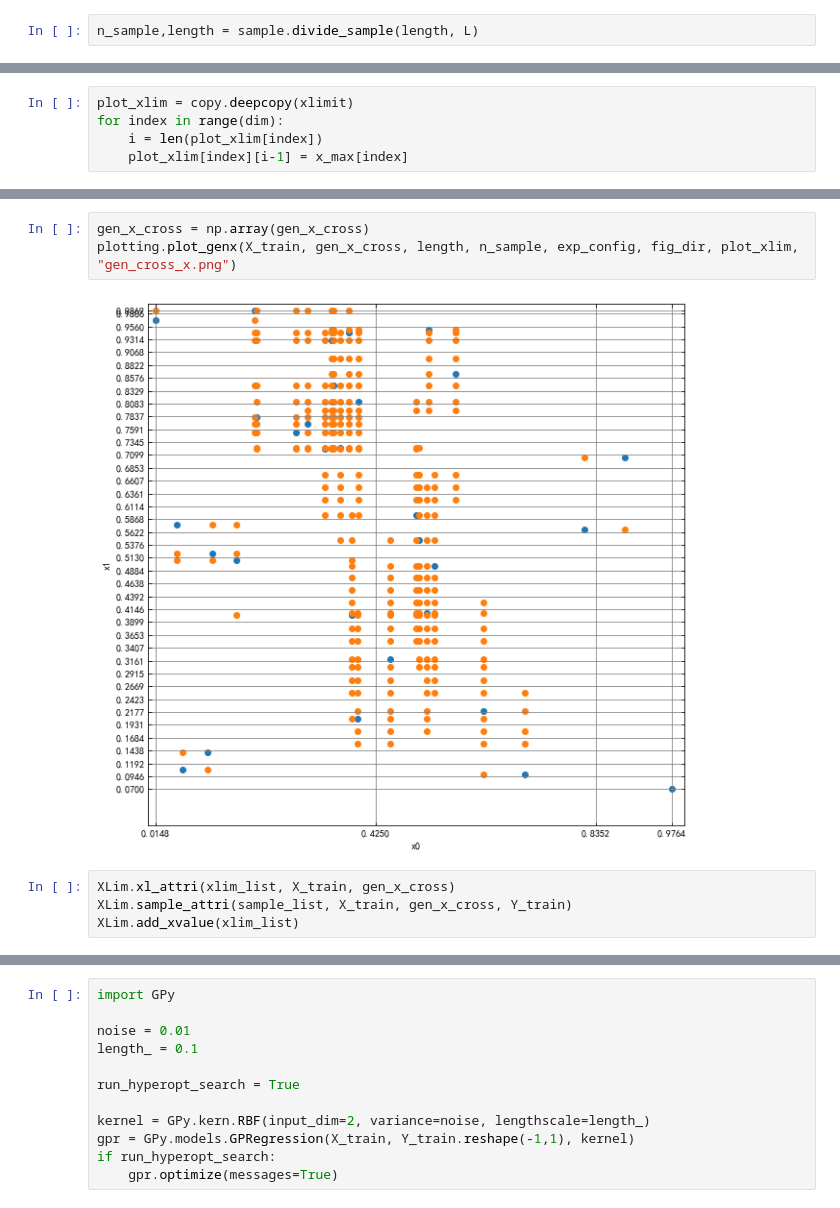
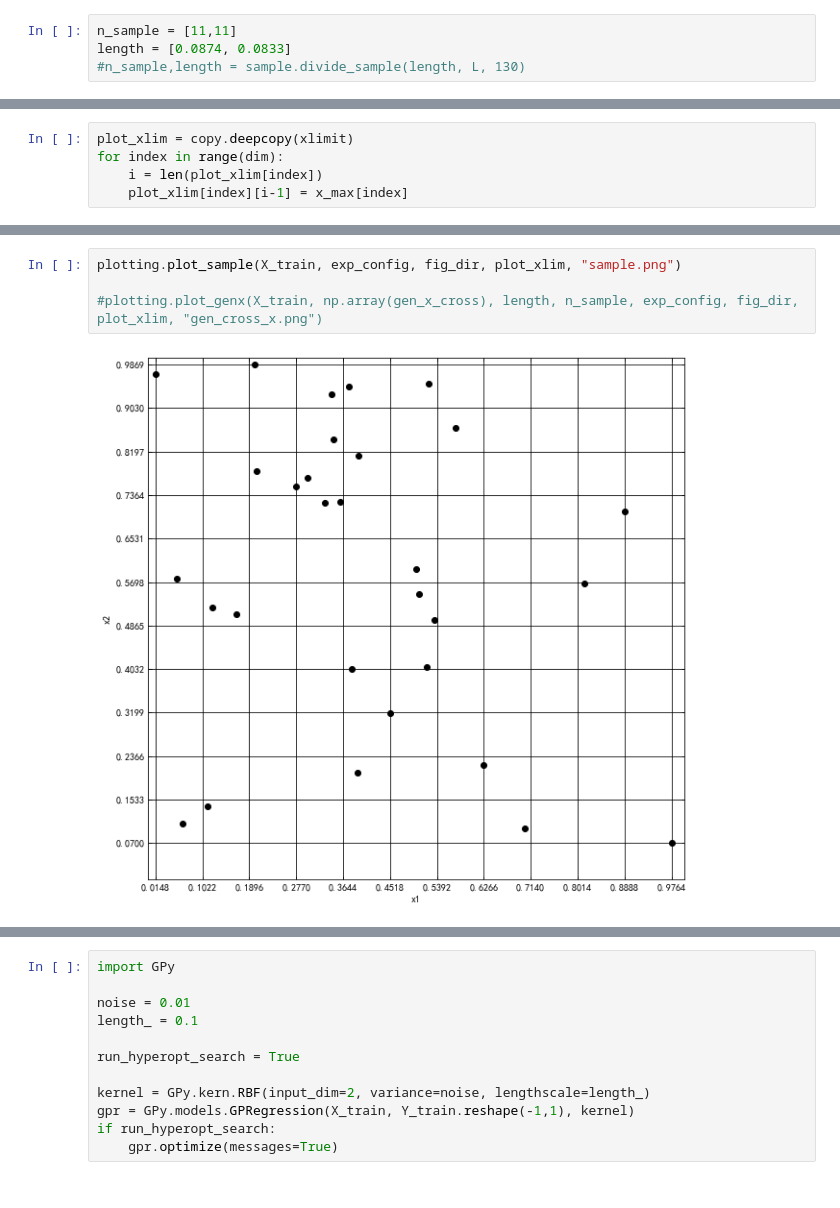
Before and after one commit to Aries-my/VSG, a Jupyter notebook: notebook/synthetic_data.ipynb, the cells around one changed output, grey strips where cells are left out. Saved outputs shown, nothing was run; the diff lists cells and outputs as text.

```diff
--- a/notebook/synthetic_data.ipynb
+++ b/notebook/synthetic_data.ipynb
@@ -111,4 +113,6 @@ The value area of x in the sample is between 0.07 and 0.9869in the dimension of
 The full length of every dimension:
 [0.9616 0.9169]
 # %%
-n_sample,length = sample.divide_sample(length, L)
+n_sample = [11,11]
+length = [0.0874, 0.0833]
+#n_sample,length = sample.divide_sample(length, L, 130)
@@ -192,9 +210,6 @@ for index in range(dim):
 # %%
-gen_x_cross = np.array(gen_x_cross)
-plotting.plot_genx(X_train, gen_x_cross, length, n_sample, exp_config, fig_dir, plot_xlim, "gen_cross_x.png")
+plotting.plot_sample(X_train, exp_config, fig_dir, plot_xlim, "sample.png")
+
+#plotting.plot_genx(X_train, np.array(gen_x_cross), length, n_sample, exp_config, fig_dir, plot_xlim, "gen_cross_x.png")
 # %% [output]
-[figure, old version]
+[figure, new version]
-# %%
-XLim.xl_attri(xlim_list, X_train, gen_x_cross)
-XLim.sample_attri(sample_list, X_train, gen_x_cross, Y_train)
-XLim.add_xvalue(xlim_list)
```
Also changed, not shown: parts of 26 cells of this notebook, 20 other files.
